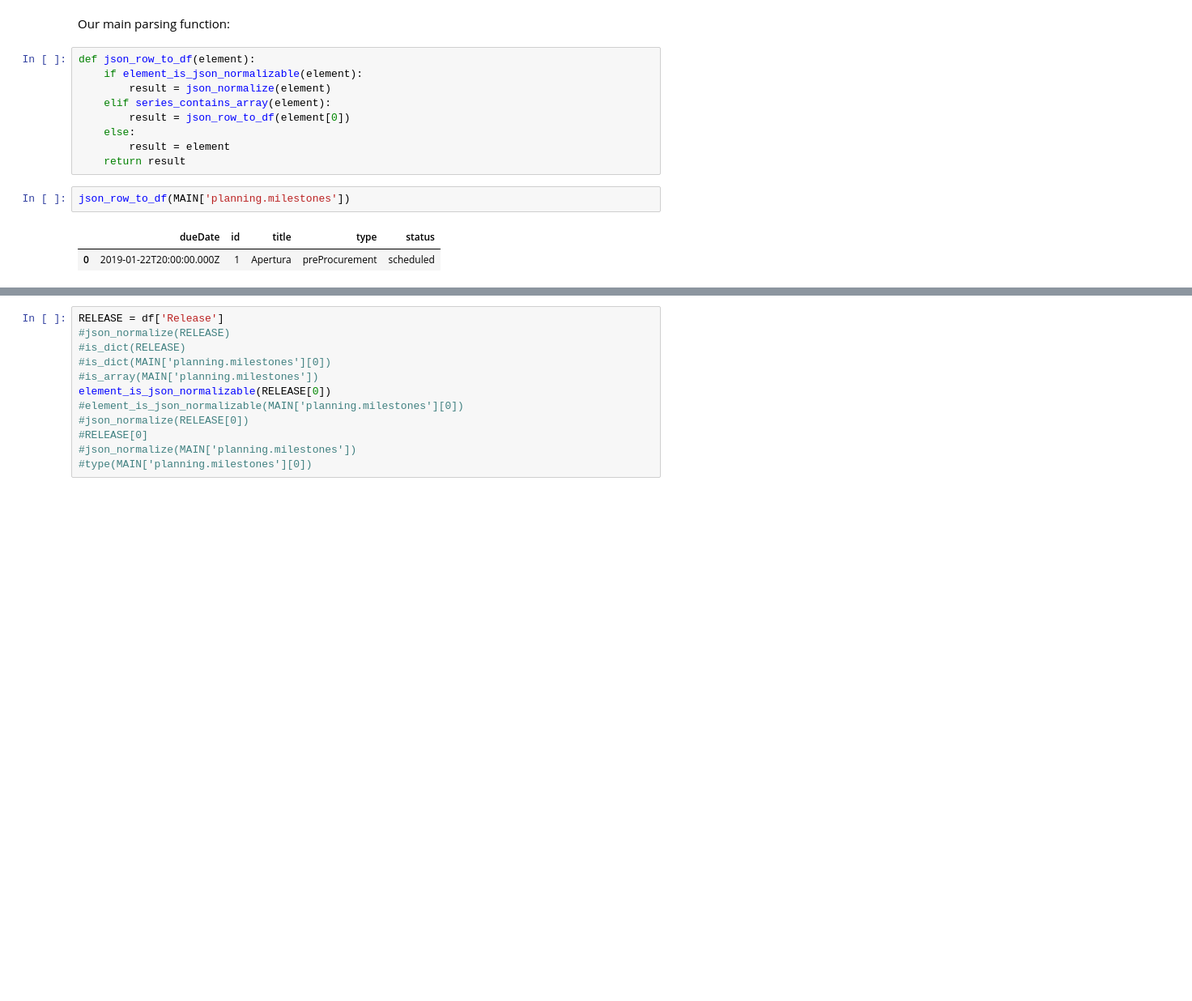
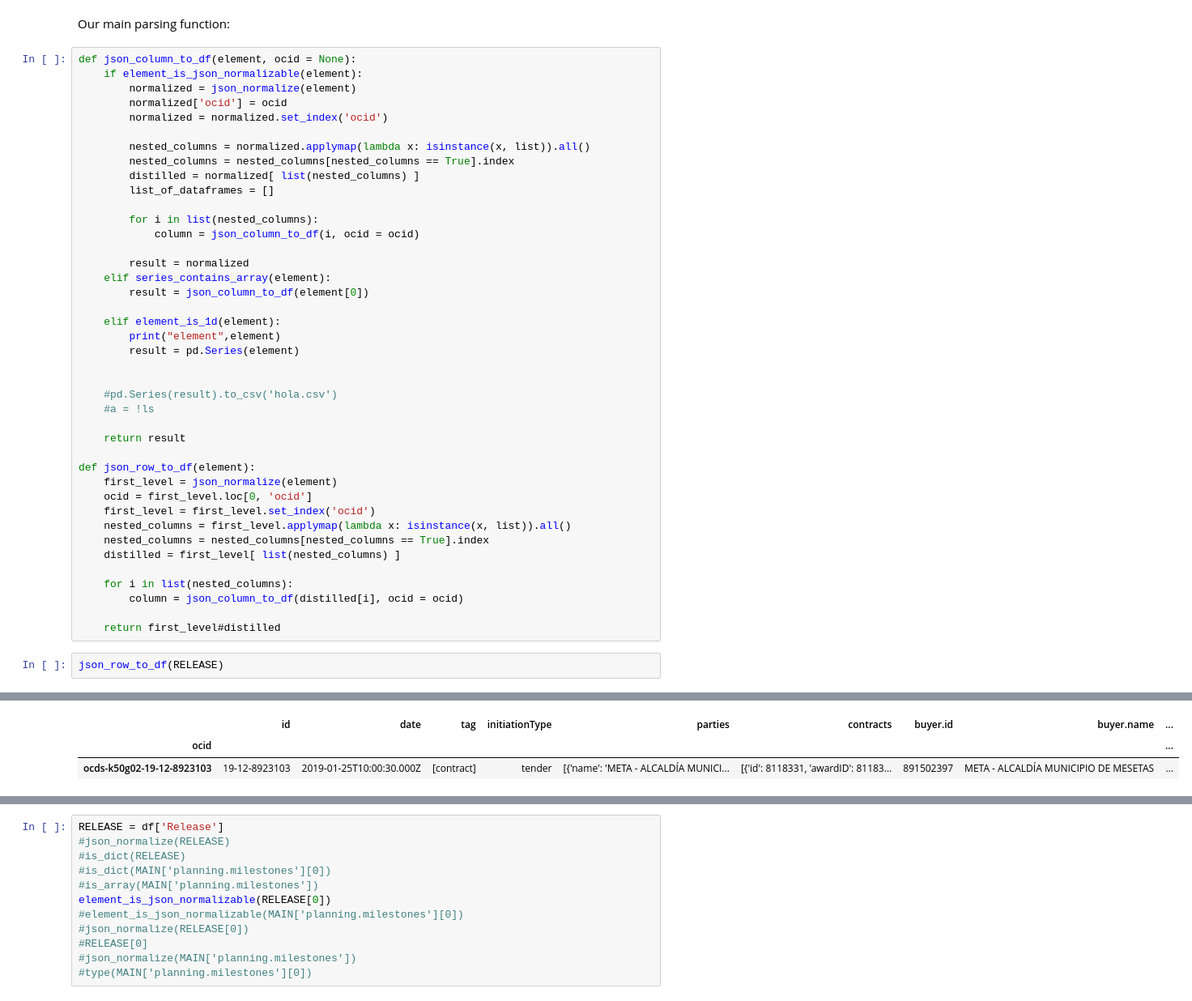
Before and after one commit to rodrigobernall/ds4a_group_30_FINAL_PROJECT, a Jupyter notebook: scripts/data_wrangling/SECOP_I_2019_Data_Wrangling.ipynb, the cells around one changed output, grey strips where cells are left out. Shown at 81% size. Drawn from its saved outputs; the diff is of its cells as text; blank space fills up the shorter version.

```diff
--- a/scripts/data_wrangling/SECOP_I_2019_Data_Wrangling.ipynb
+++ b/scripts/data_wrangling/SECOP_I_2019_Data_Wrangling.ipynb
@@ -136,16 +160,46 @@ def series_contains_array(element):
 # %% [markdown]
 Our main parsing function:
-# %%
-def json_row_to_df(element):
-    if element_is_json_normalizable(element):
-        result = json_normalize(element)
-    elif series_contains_array(element):
-        result = json_row_to_df(element[0])
-    else:
-        result = element
-    return result
-# %%
-json_row_to_df(MAIN['planning.milestones'])
-# %% [output]
-|  | dueDate | id | title | type | status |
-| 0 | 2019-01-22T20:00:00.000Z | 1 | Apertura | preProcurement | scheduled |
+# %%
+def json_column_to_df(element, ocid = None):
+    if element_is_json_normalizable(element):
+        normalized = json_normalize(element)
+        normalized['ocid'] = ocid
+        normalized = normalized.set_index('ocid')
+
+        nested_columns = normalized.applymap(lambda x: isinstance(x, list)).all()
+        nested_columns = nested_columns[nested_columns == True].index
+        distilled = normalized[ list(nested_columns) ]
+        list_of_dataframes = []
+
+        for i in list(nested_columns):
+            column = json_column_to_df(i, ocid = ocid)
+
+        result = normalized
+    elif series_contains_array(element):
+        result = json_column_to_df(element[0])
+
+    elif element_is_1d(element):
+        print("element",element)
+        result = pd.Series(element)
+
+
+    #pd.Series(result).to_csv('hola.csv')
+    #a = !ls
+
+    return result
+
+def json_row_to_df(element):
+    first_level = json_normalize(element)
+    ocid = first_level.loc[0, 'ocid']
+    first_level = first_level.set_index('ocid')
+    nested_columns = first_level.applymap(lambda x: isinstance(x, list)).all()
+    nested_columns = nested_columns[nested_columns == True].index
+    distilled = first_level[ list(nested_columns) ]
+
+    for i in list(nested_columns):
+        column = json_column_to_df(distilled[i], ocid = ocid)
+
+    return first_level#distilled
+# %%
+json_row_to_df(RELEASE)
+# %% [output]
@@ -151,0 +223,3 @@ json_row_to_df(MAIN['planning.milestones'])
+|  | id | date | tag | initiationType | parties | contracts | buyer.id | buyer.name | ... |
+| ocid |  |  |  |  |  |  |  |  | ... |
+| ocds-k50g02-19-12-8923103 | 19-12-8923103 | 2019-01-25T10:00:30.000Z | [contract] | tender | [{'name': 'META - ALCALDÍA MUNICI... | [{'id': 8118331, 'awardID': 81183... | 891502397 | META - ALCALDÍA MUNICIPIO DE MESETAS | ... |
```
Also changed, not shown: parts of 6 cells of this notebook.
